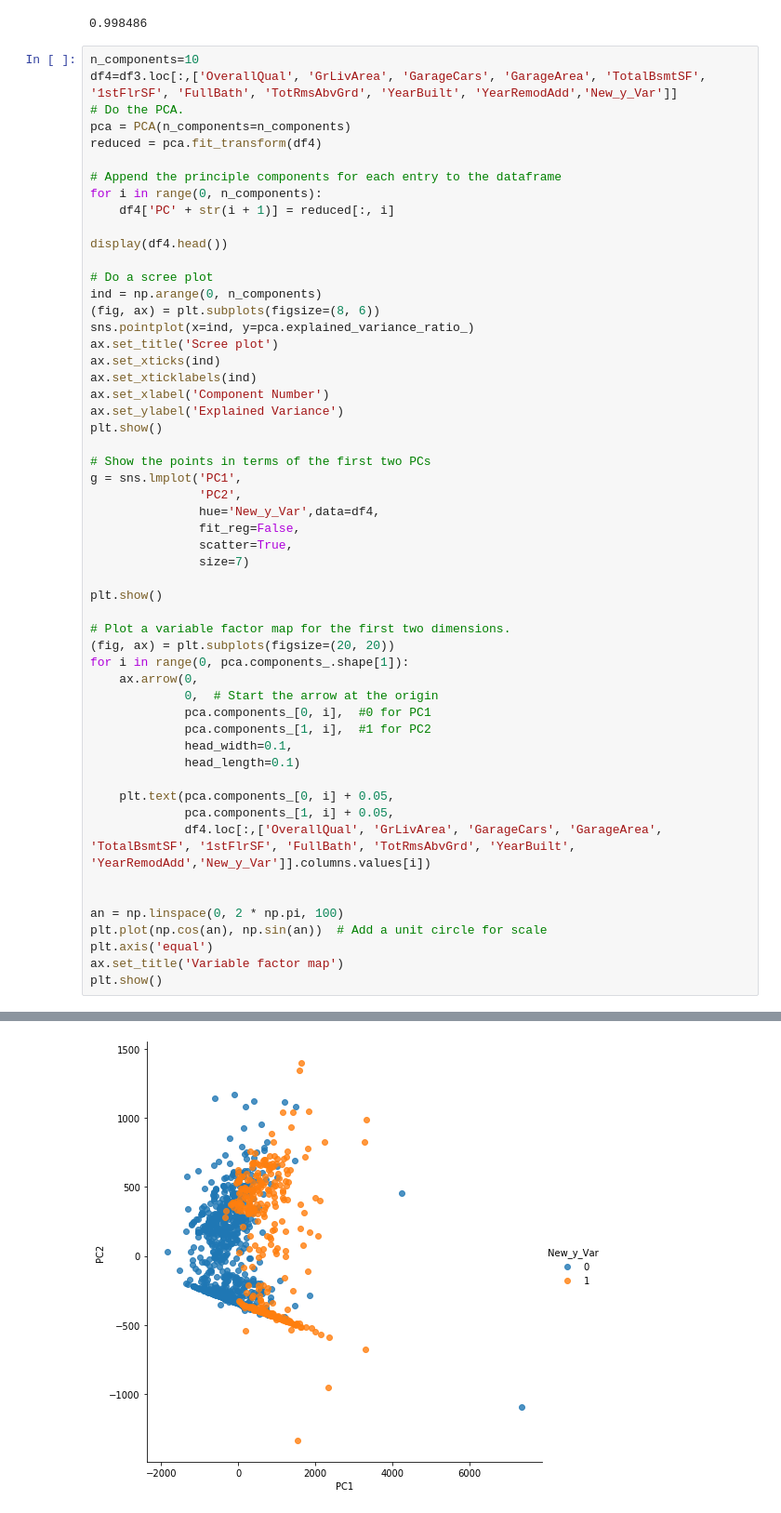
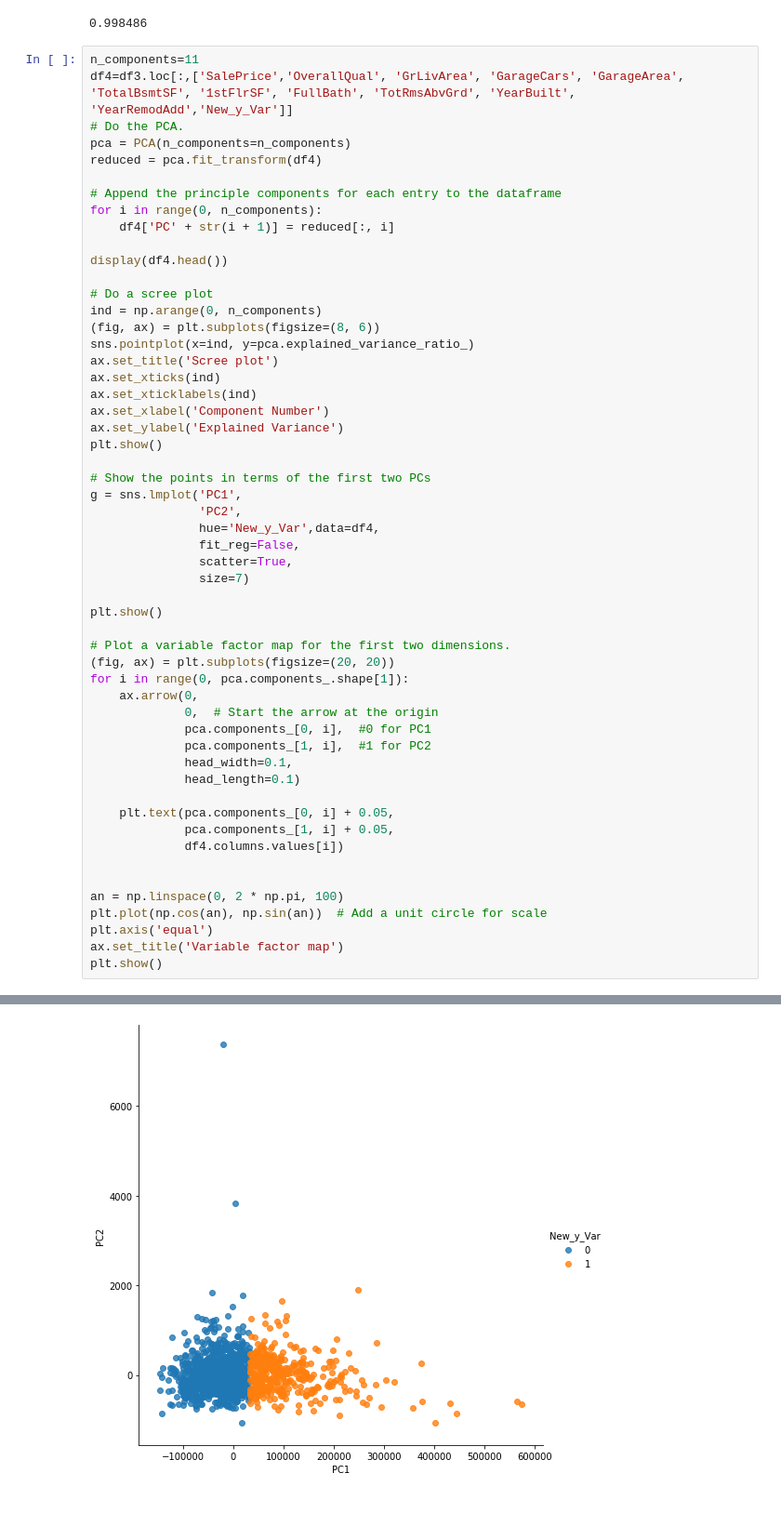
Before and after one commit to luisca990/MachineLearning, a Jupyter notebook: Tarea final curso machine learning.ipynb, the cells around one changed output, grey strips where cells are left out. Shown at 93% size. Saved outputs shown, nothing was run; the diff lists cells and outputs as text.

```diff
--- a/Tarea final curso machine learning.ipynb
+++ b/Tarea final curso machine learning.ipynb
@@ -351,8 +294,8 @@ print(resultado)
 # %% [output]
 0.998486
 # %%
-n_components=10
-df4=df3.loc[:,['OverallQual', 'GrLivArea', 'GarageCars', 'GarageArea', 'TotalBsmtSF', '1stFlrSF', 'FullBath', 'TotRmsAbvGrd', 'YearBuilt', 'YearRemodAdd','New_y_Var']]
+n_components=11
+df4=df3.loc[:,['SalePrice','OverallQual', 'GrLivArea', 'GarageCars', 'GarageArea', 'TotalBsmtSF', '1stFlrSF', 'FullBath', 'TotRmsAbvGrd', 'YearBuilt', 'YearRemodAdd','New_y_Var']]
 # Do the PCA.
 pca = PCA(n_components=n_components)
 reduced = pca.fit_transform(df4)
@@ -396,7 +339,7 @@ for i in range(0, pca.components_.shape[1]):
 
     plt.text(pca.components_[0, i] + 0.05,
              pca.components_[1, i] + 0.05,
-             df4.loc[:,['OverallQual', 'GrLivArea', 'GarageCars', 'GarageArea', 'TotalBsmtSF', '1stFlrSF', 'FullBath', 'TotRmsAbvGrd', 'YearBuilt', 'YearRemodAdd','New_y_Var']].columns.values[i])
+             df4.columns.values[i])
 
 
 an = np.linspace(0, 2 * np.pi, 100)
@@ -416 +359 @@ plt.show()
-[figure, old version]
+[figure, new version]
```
Also changed, not shown: parts of 47 cells of this notebook.
